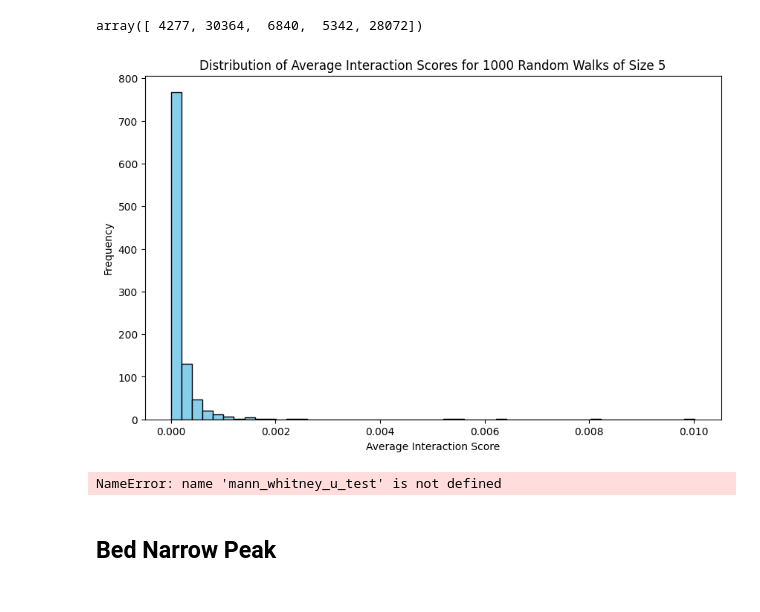
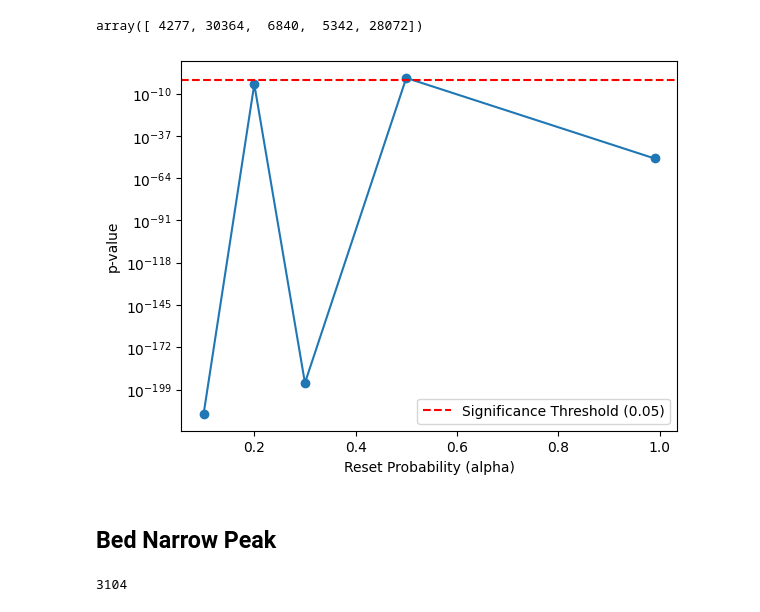
Before and after one commit to ethanoutangoun/chromatin-heart-dev, a Jupyter notebook: scripts/graph_construction.ipynb, the cells around one changed output. Saved outputs shown, nothing was run; the diff lists cells and outputs as text; code cells hidden in the pictures.

```diff
--- a/scripts/graph_construction.ipynb
+++ b/scripts/graph_construction.ipynb
@@ -18,6 +22,19 @@ contact_matrix = np.load('/Users/ethan/Desktop/chromatin-heart-dev/samples/conta
 # %%
 # LOAD BIN MAP
 bin_map = f.load_bin_map('/Users/ethan/Desktop/chromatin-heart-dev/data/bin_map_human_100000.bed')
+# %%
+gene_bins = []
+with open('/Users/ethan/Desktop/chromatin-heart-dev/data/gene_bins.txt', 'r') as file:
+    for line in file:
+        gene_bins.append(line.strip())
+gene_bins = [int(x) for x in gene_bins]
+
+
+non_gene_bins = []
+with open('/Users/ethan/Desktop/chromatin-heart-dev/data/non_gene_bins.txt', 'r') as file:
+    for line in file:
+        non_gene_bins.append(line.strip())
+non_gene_bins = [int(x) for x in non_gene_bins]
 # %% [markdown]
 ## Finding TTN Clique Greedy
 # %%
@@ -210,13 +235,13 @@ TTN_BIN
 # %%
 from tqdm import tqdm
 
-clique_sizes = [3, 4, 5, 8, 10, 12, 15, 20]
+clique_sizes = [3, 4, 5, 8, 10, 12, 15, 20, 40, 60]
 p_values = []
 
 for i in clique_sizes:
     top_nodes = f.find_clique_greedy(contact_matrix_zero, i, TTN_BIN, bin_map)
     greedy_score = f.calculate_avg_interaction_strength(contact_matrix_zero, top_nodes)
-    bg_model_greedy = f.create_background_model_greedy(contact_matrix_zero, i, bin_map, num_iterations=1000)
+    bg_model_greedy = f.create_background_model_greedy_strong(contact_matrix_zero, i, bin_map, gene_bins=gene_bins, num_iterations=1000)
 
     p_value = mann_whitney_u_test(greedy_score, bg_model_greedy)
     p_values.append(p_value)
@@ -244,0 +311,23 @@ clique_sizes
+# %%
+clique_sizes = [3, 4, 5, 8, 10, 12, 15, 20]
+p_values = []
+
+for i in clique_sizes:
+    with open(f'/Users/ethan/Desktop/chromatin-heart-dev/background_models/greedy_scores_{i}_iterations_1000.txt', 'r') as bg:
+        bg_scores = bg.read().splitlines()
+        bg_scores = [float(score) for score in bg_scores]
+
+        top_nodes = f.find_clique_greedy(contact_matrix_zero, i, TTN_BIN, bin_map)
+        greedy_score = f.calculate_avg_interaction_strength(contact_matrix_zero, top_nodes)
+
+        p_value = t_test(greedy_score, bg_scores)
+        p_values.append(p_value)
+
+
+plt.plot(clique_sizes, p_values, marker='o')
+plt.xlabel('Clique Size')
+plt.ylabel('p-value')
+plt.yscale('log')  # Useful if values vary widely
+plt.axhline(0.05, color='r', linestyle='--', label='Significance Threshold (0.05)')
+plt.legend()
+plt.show()
@@ -245,8 +336,9 @@ clique_sizes
 # %%
+clique_sizes = [5, 10, 20, 40]
 p_values = []
 
 for i in clique_sizes:
-    with open(f'/Users/ethan/Desktop/chromatin-heart-dev/background_models/greedy_scores_{i}_iterations_1000.txt', 'r') as bg:
+    with open(f'/Users/ethan/Desktop/chromatin-heart-dev/background_models/greedy_scores_{i}_iterations_1000_strong.txt', 'r') as bg:
         bg_scores = bg.read().splitlines()
         bg_scores = [float(score) for score in bg_scores]
 
@@ -380,27 +472,26 @@ array([ 4277, 30364,  6840,  5342, 28072])
 # %%
 from tqdm import tqdm
 import matplotlib.pyplot as plt
 
 alphas = [0.1, 0.2, 0.3, 0.5, 0.99]
 p_values = []
 
 for a in alphas:
     top_nodes = f.random_walk(contact_matrix_zero, TTN_BIN, 5, num_molecules=1000, alpha=a, verbose=True)
     rw_score = f.calculate_avg_interaction_strength(contact_matrix_zero, top_nodes)
-    bg_model_rw = f.create_background_model_rw(contact_matrix_zero, 5, num_molecules=1000, num_iterations=1000, alpha=a)
+    bg_model_rw = f.create_background_model_rw_strong(contact_matrix_zero, 5, gene_bins=gene_bins, num_molecules=1000, num_iterations=1000, alpha=a)
 
     p_value = mann_whitney_u_test(rw_score, bg_model_rw)
     p_values.append(p_value)
 
 plt.plot(alphas, p_values, marker='o')
 plt.xlabel('Reset Probability (alpha)')
 plt.ylabel('p-value')
 plt.yscale('log')  # Log scale if values vary widely
 plt.axhline(0.05, color='r', linestyle='--', label='Significance Threshold (0.05)')
 plt.legend()
 plt.show()
 # %% [output]
-[figure, old version]
+[figure, new version]
-NameError: name 'mann_whitney_u_test' is not defined
 # %% [markdown]
 ## Bed Narrow Peak
@@ -406,0 +501,4 @@ NameError: name 'mann_whitney_u_test' is not defined
+# %%
+f.find_bin('chr2', 61443502, bin_map_loc)
+# %% [output]
+3104
```
Also changed, not shown: parts of 29 cells of this notebook, 18 other files.
